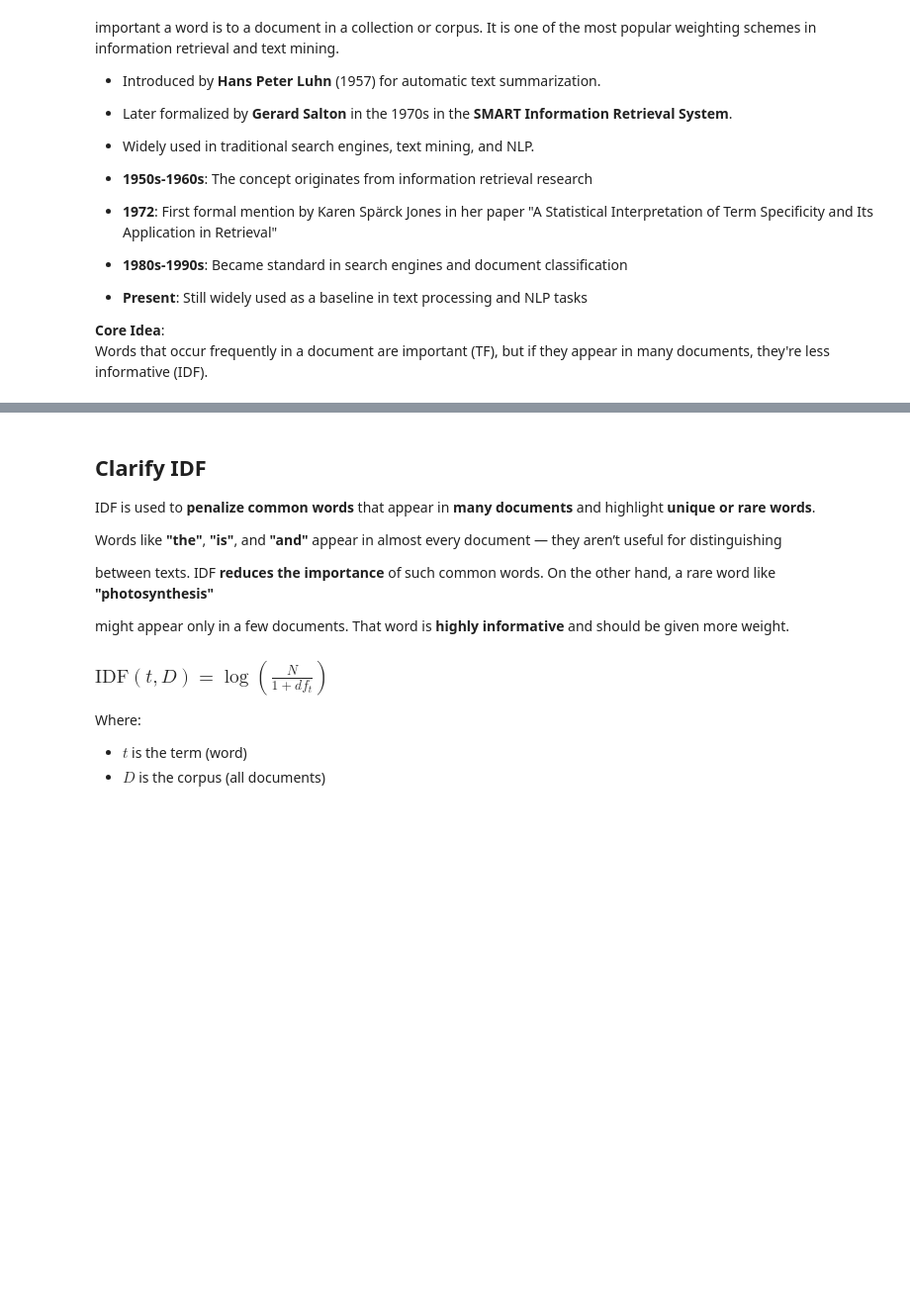
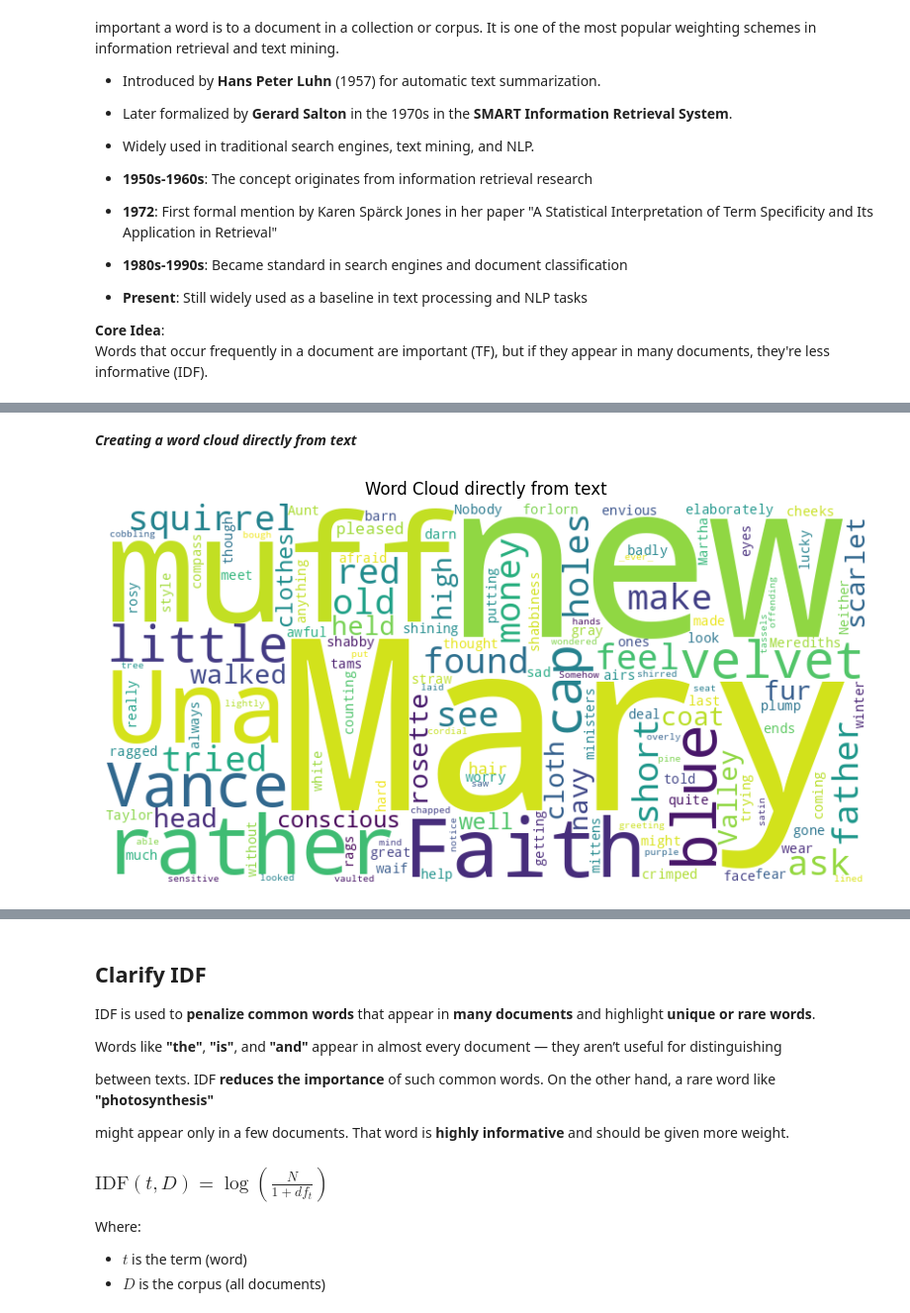
Before and after one commit to abdhmohammadi/NLP, a Jupyter notebook: Vectorization/TF-IDF.ipynb, the cells around one changed output, grey strips where cells are left out. Shown at 99% size. Drawn from its saved outputs; the diff is of its cells as text; code cells hidden in the pictures; blank space fills up the shorter version.

```diff
--- a/Vectorization/TF-IDF.ipynb
+++ b/Vectorization/TF-IDF.ipynb
@@ -26,0 +106,8 @@ Words that occur frequently in a document are important (TF), but if they appear
+# %% [markdown]
+***Creating a word cloud directly from text***
+# %%
+# Example 1: Creating a word cloud directly from text ---
+wordcloud = create_wordcloud(document1)
+plot_wordcloud(wordcloud,title = "Word Cloud directly from text")
+# %% [output]
+[figure, added]
```
Also changed, not shown: parts of 29 cells of this notebook, 1 other file.
